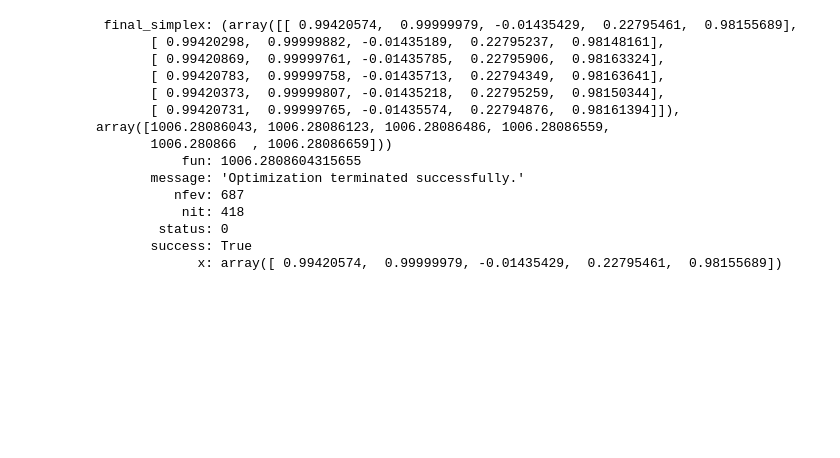
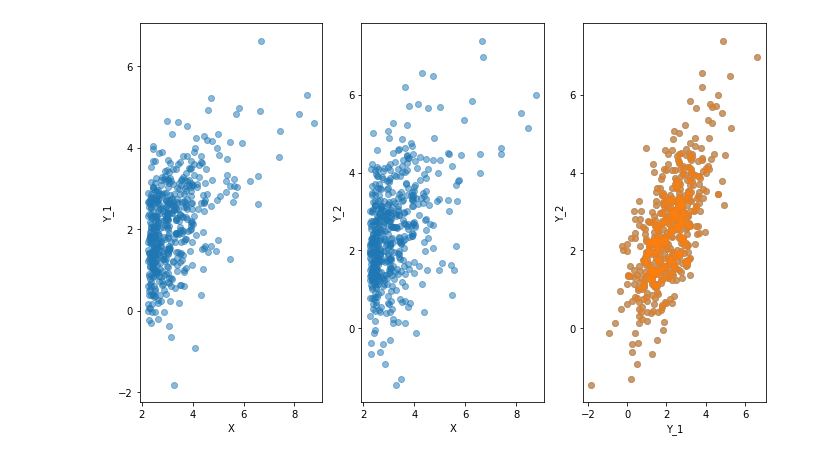
Before and after one commit to Jbrich95/CondExtremesPy, a Jupyter notebook: MultiFit.ipynb, the cells around one changed output. Saved outputs shown, nothing was run; the diff lists cells and outputs as text; code cells hidden in the pictures; blank space fills up the shorter version.

```diff
--- a/MultiFit.ipynb
+++ b/MultiFit.ipynb
@@ -48,14 +9,0 @@ distsDL[0].logpdf(x[0])
-# %%
-from DeltaLaplaceFuncs import MultiDeltaLaplace
-
-x = np.array([0.03,4,5])
-locs = np.array([0,1 ,2])
-Sigma = np.array([[1,0.4,0.1],
-                  [0.4,1,0.2],
-                 [0.1,0.2,1]])
-
-shape = np.array([2,1 ,1.5])
-
-scale = np.sqrt(np.diagonal(Sigma))
-
-MultiDeltaLaplace(locs = locs, cov = Sigma, shapes = shape).rvs(100)
@@ -113,29 +42,14 @@ plt.show()
-# %%
-## Fit distribution. We will use Delta-Laplace margins.If use_DL = False, uses Gaussian margins for residual.
-
-init_par=[0.5,0.2,0.2,0.5,2]
-
-X_data, Y_data = X,Y
-
-use_DL = True
-
-fit = minimize(fun = CondExtBivNegLogLik,x0 = init_par,
-               args=(X_data,Y_data,use_DL),
-               method="Nelder-Mead")
-
-fit
-# %% [output]
- final_simplex: (array([[ 0.99420574,  0.99999979, -0.01435429,  0.22795461,  0.98155689],
-       [ 0.99420298,  0.99999882, -0.01435189,  0.22795237,  0.98148161],
-       [ 0.99420869,  0.99999761, -0.01435785,  0.22795906,  0.98163324],
-       [ 0.99420783,  0.99999758, -0.01435713,  0.22794349,  0.98163641],
-       [ 0.99420373,  0.99999807, -0.01435218,  0.22795259,  0.98150344],
-       [ 0.99420731,  0.99999765, -0.01435574,  0.22794876,  0.98161394]]), array([1006.28086043, 1006.28086123, 1006.28086486, 1006.28086559,
-       1006.280866  , 1006.28086659]))
-           fun: 1006.2808604315655
-       message: 'Optimization terminated successfully.'
-          nfev: 687
-           nit: 418
-        status: 0
-       success: True
-             x: array([ 0.99420574,  0.99999979, -0.01435429,  0.22795461,  0.98155689])
+# %%
+
+fig, axs = plt.subplots(1, 3, figsize=(9.5, 6))
+
+for i in range(0,p):
+    axs[i].scatter(X_data, Y_data[:,i], alpha=0.5)
+    axs[i].set(xlabel="X", ylabel="Y_%i" %(i+1))
+
+    axs[2].scatter(Y_data[:,0], Y_data[:,1], alpha=0.5)
+    axs[2].set(xlabel="Y_1" , ylabel="Y_2" )
+plt.tight_layout()
+plt.show()
+# %% [output]
+[figure, added]
```
Also changed, not shown: parts of 29 cells of this notebook, 4 other files.
